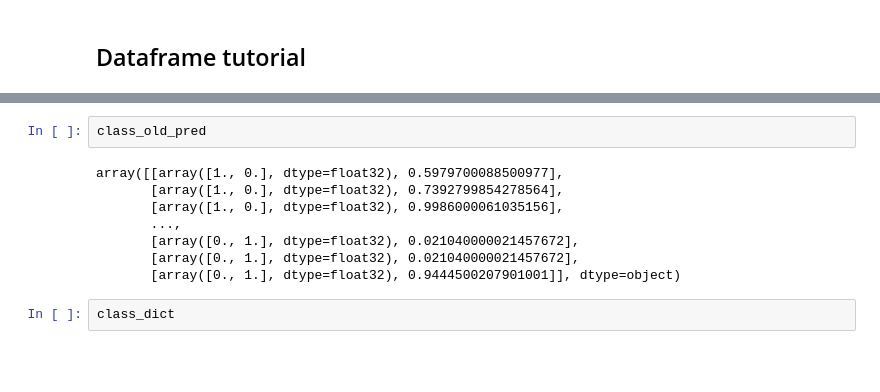
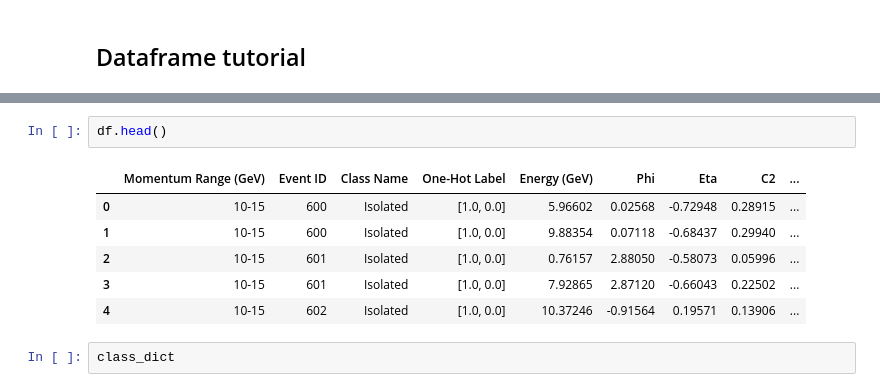
Before and after one commit to johnm100/Undergrad-Research, a Jupyter notebook: Working/model.ipynb, the cells around one changed output, grey strips where cells are left out. Drawn from its saved outputs; the diff is of its cells as text; blank space fills up the shorter version.

```diff
--- a/Working/model.ipynb
+++ b/Working/model.ipynb
@@ -47,16 +51,15 @@ Data path:  /home/johnm100/researchproject/Undergrad-Research/Working/data/
 Class dict:
 Merged : [0, 1]
 Isolated : [1, 0]
-# %%
-class_old_pred
-# %% [output]
-array([[array([1., 0.], dtype=float32), 0.5979700088500977],
-       [array([1., 0.], dtype=float32), 0.7392799854278564],
-       [array([1., 0.], dtype=float32), 0.9986000061035156],
-       ...,
-       [array([0., 1.], dtype=float32), 0.021040000021457672],
-       [array([0., 1.], dtype=float32), 0.021040000021457672],
-       [array([0., 1.], dtype=float32), 0.9444500207901001]], dtype=object)
+# %%
+df.head()
+# %% [output]
+|  | Momentum Range (GeV) | Event ID | Class Name | One-Hot Label | Energy (GeV) | Phi | Eta | C2 | ... |
+| 0 | 10-15 | 600 | Isolated | [1.0, 0.0] | 5.96602 | 0.02568 | -0.72948 | 0.28915 | ... |
+| 1 | 10-15 | 600 | Isolated | [1.0, 0.0] | 9.88354 | 0.07118 | -0.68437 | 0.29940 | ... |
+| 2 | 10-15 | 601 | Isolated | [1.0, 0.0] | 0.76157 | 2.88050 | -0.58073 | 0.05996 | ... |
+| 3 | 10-15 | 601 | Isolated | [1.0, 0.0] | 7.92865 | 2.87120 | -0.66043 | 0.22502 | ... |
+| 4 | 10-15 | 602 | Isolated | [1.0, 0.0] | 10.37246 | -0.91564 | 0.19571 | 0.13906 | ... |
 # %%
 class_dict
 # %% [output]
```
Also changed, not shown: parts of 4 cells of this notebook.
